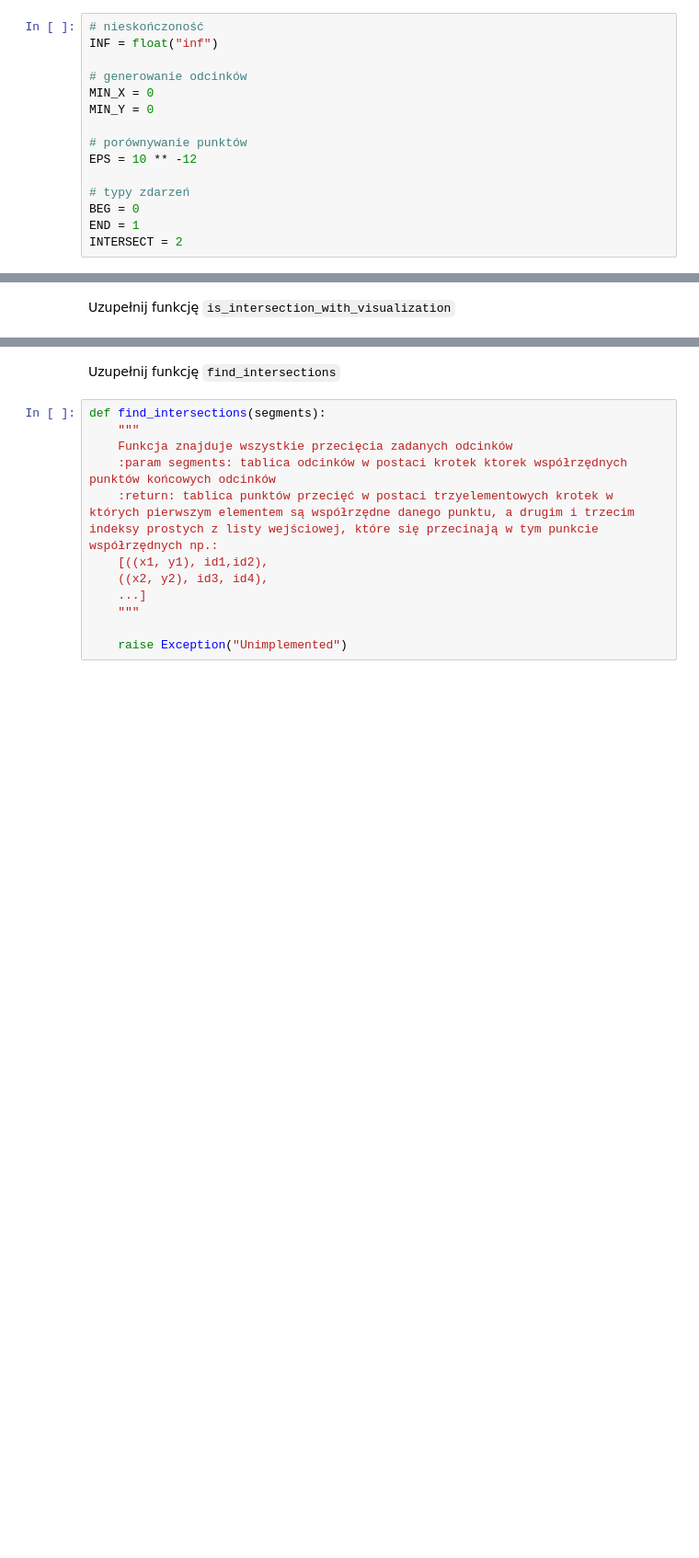
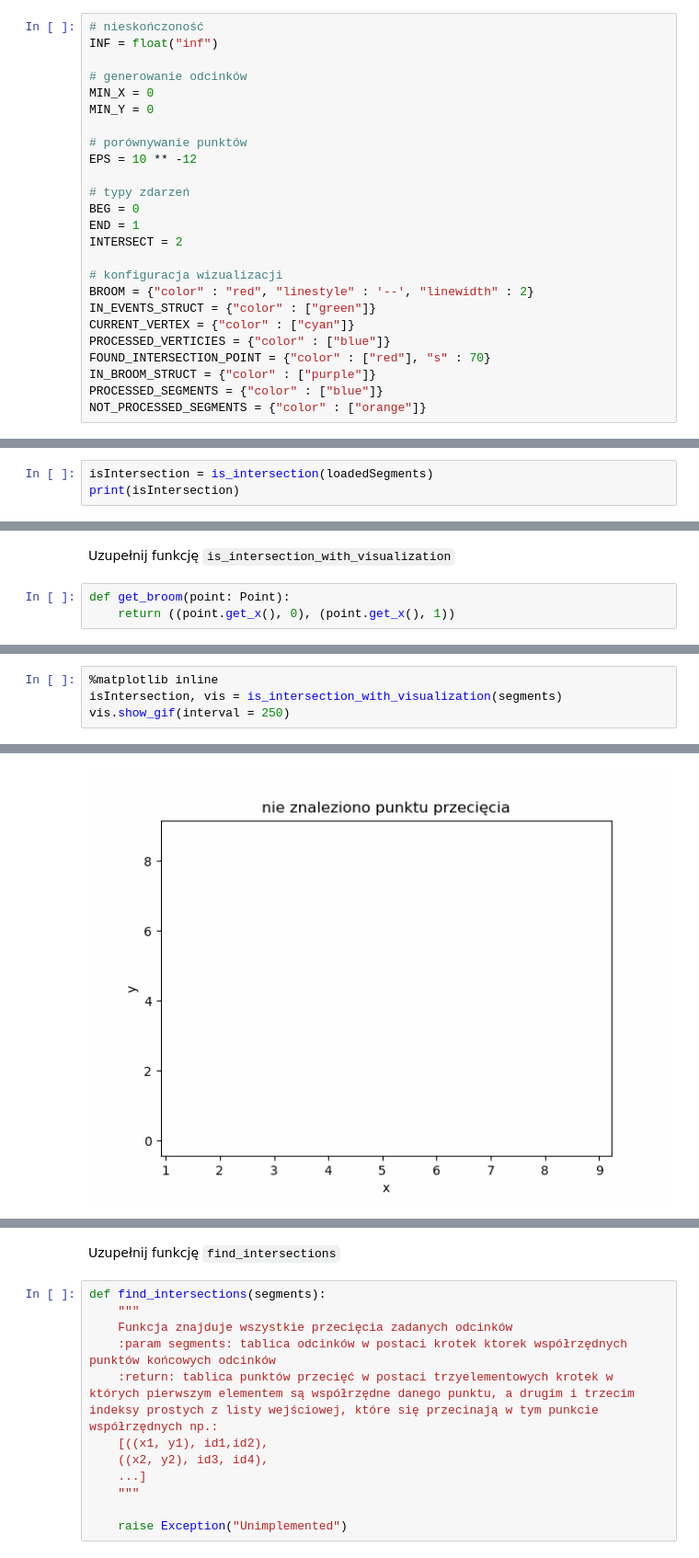
Before and after one commit to WSm-77/geometric_algorithms, a Jupyter notebook: lab4/main.ipynb, the cells around one changed output, grey strips where cells are left out. Shown at 92% size. Drawn from its saved outputs; the diff is of its cells as text; blank space fills up the shorter version.

Commit message:
Add working is_intersection_with_visualization implementation

````diff
--- a/lab4/main.ipynb
+++ b/lab4/main.ipynb
@@ -23,6 +23,16 @@ EPS = 10 ** -12
 BEG = 0
 END = 1
 INTERSECT = 2
+
+# konfiguracja wizualizacji
+BROOM = {"color" : "red", "linestyle" : '--', "linewidth" : 2}
+IN_EVENTS_STRUCT = {"color" : ["green"]}
+CURRENT_VERTEX = {"color" : ["cyan"]}
+PROCESSED_VERTICIES = {"color" : ["blue"]}
+FOUND_INTERSECTION_POINT = {"color" : ["red"], "s" : 70}
+IN_BROOM_STRUCT = {"color" : ["purple"]}
+PROCESSED_SEGMENTS = {"color" : ["blue"]}
+NOT_PROCESSED_SEGMENTS = {"color" : ["orange"]}
 # %% [markdown]
 # Przydatne funkcje
 # %%
@@ -633,0 +661,3 @@ True
+# %%
+isIntersection = is_intersection(loadedSegments)
+print(isIntersection)
@@ -658,3 +691,6 @@ Time: 0.005s
 # %% [markdown]
 Uzupełnij funkcję ```is_intersection_with_visualization```
+# %%
+def get_broom(point: Point):
+    return ((point.get_x(), 0), (point.get_x(), 1))
 # %%
@@ -746,0 +824,5 @@ def is_intersection_with_visualization(sections, eps = EPS):
+# %%
+%matplotlib inline
+isIntersection, vis = is_intersection_with_visualization(segments)
+vis.show_gif(interval = 250)
+# %% [output]
@@ -746,0 +839 @@ def is_intersection_with_visualization(sections, eps = EPS):
+[figure, added]
````
Also changed, not shown: parts of 14 cells of this notebook.
